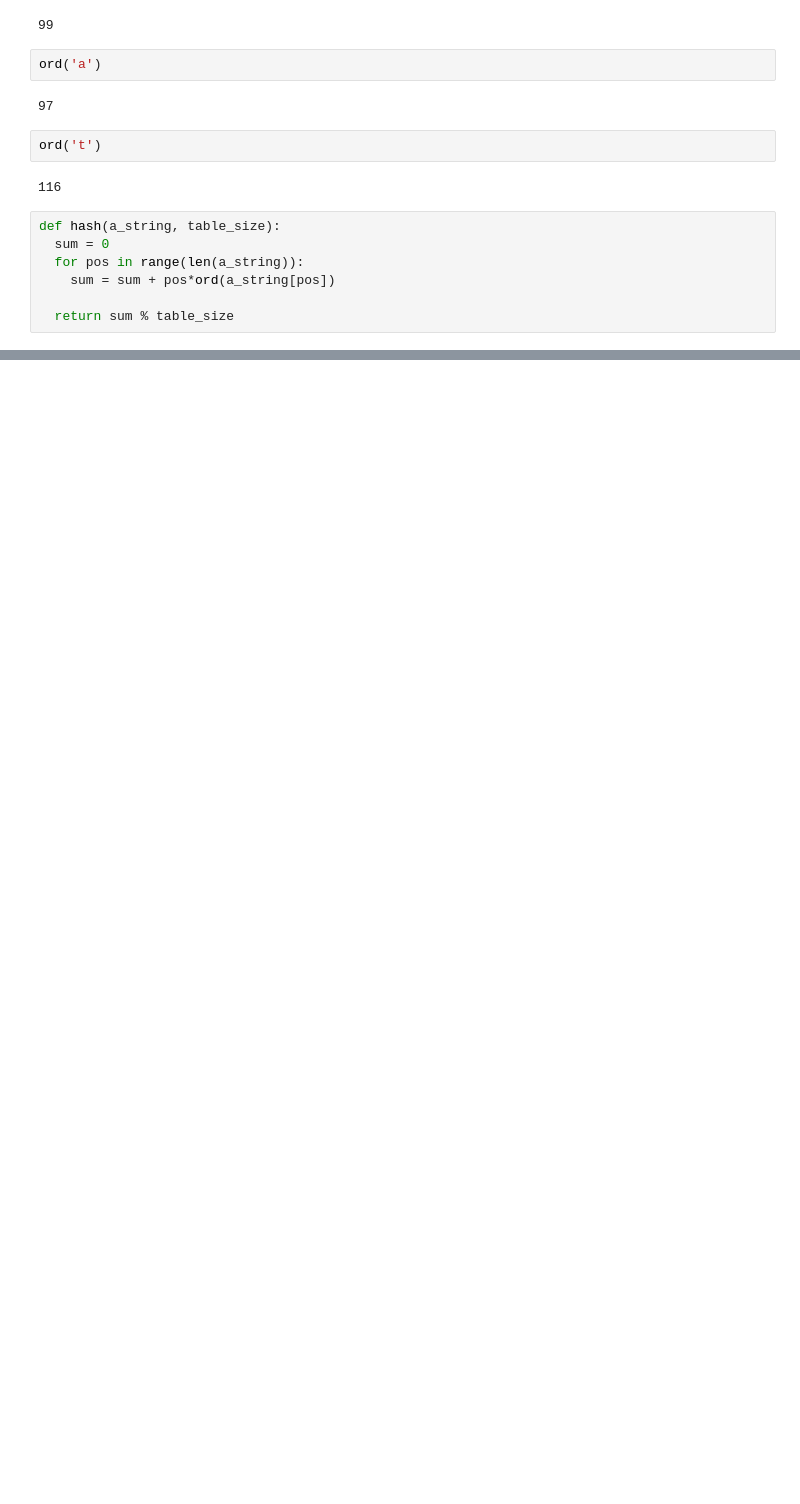
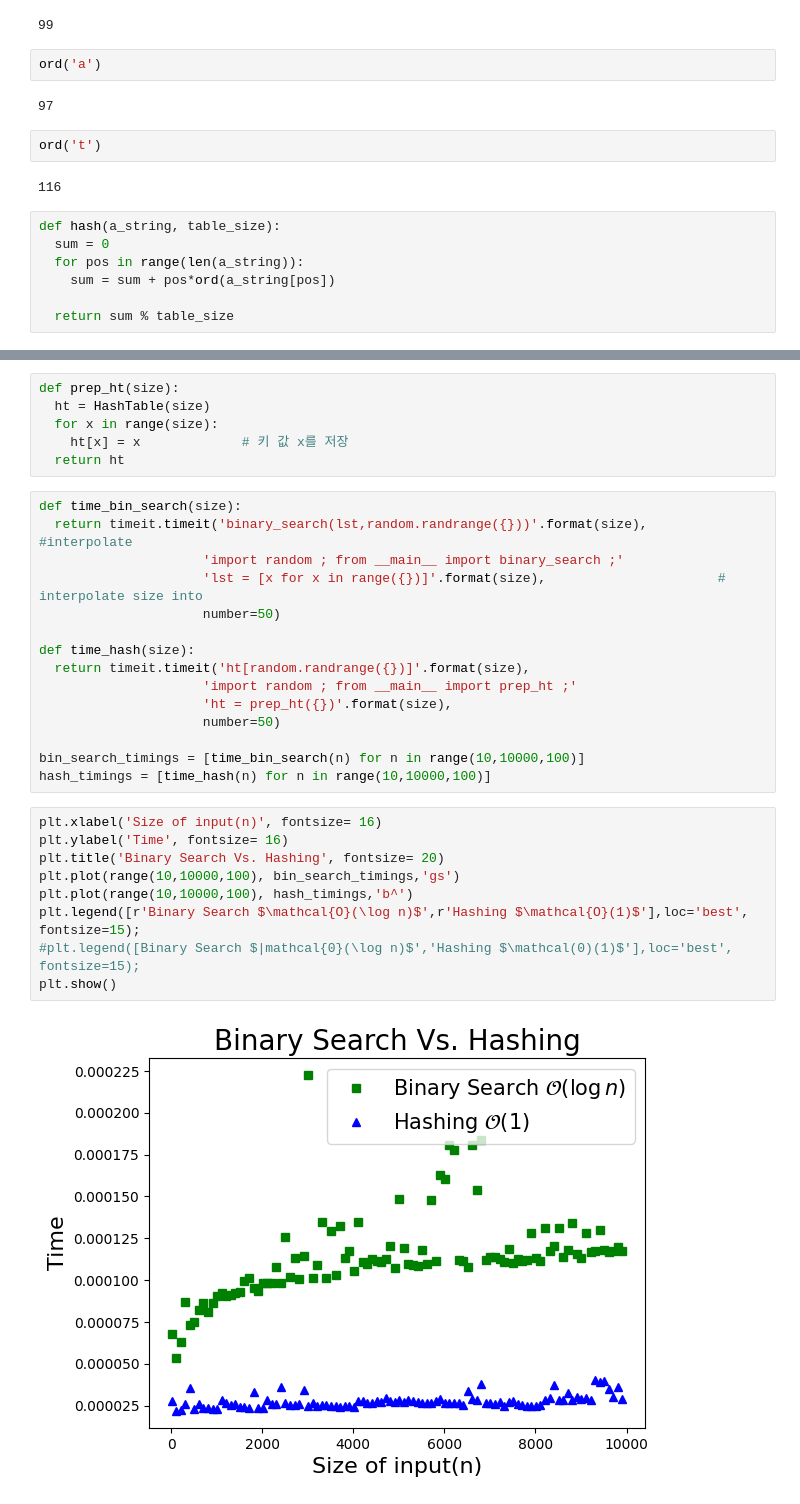
Before and after one commit to jiyoung830/data_structure-lab, a Jupyter notebook: Lec07_Serch.ipynb, the cells around one changed output, grey strips where cells are left out. Saved outputs shown, nothing was run; the diff lists cells and outputs as text; blank space fills up the shorter version.

```diff
--- a/Lec07_Serch.ipynb
+++ b/Lec07_Serch.ipynb
@@ -62,0 +241,32 @@ def hash(a_string, table_size):
+# %%
+def prep_ht(size):
+  ht = HashTable(size)
+  for x in range(size):
+    ht[x] = x             # 키 값 x를 저장
+  return ht
+# %%
+def time_bin_search(size):
+  return timeit.timeit('binary_search(lst,random.randrange({}))'.format(size),        #interpolate
+                     'import random ; from __main__ import binary_search ;'
+                     'lst = [x for x in range({})]'.format(size),                      # interpolate size into
+                     number=50)
+
+def time_hash(size):
+  return timeit.timeit('ht[random.randrange({})]'.format(size),
+                     'import random ; from __main__ import prep_ht ;'
+                     'ht = prep_ht({})'.format(size),
+                     number=50)
+
+bin_search_timings = [time_bin_search(n) for n in range(10,10000,100)]
+hash_timings = [time_hash(n) for n in range(10,10000,100)]
+# %%
+plt.xlabel('Size of input(n)', fontsize= 16)
+plt.ylabel('Time', fontsize= 16)
+plt.title('Binary Search Vs. Hashing', fontsize= 20)
+plt.plot(range(10,10000,100), bin_search_timings,'gs')
+plt.plot(range(10,10000,100), hash_timings,'b^')
+plt.legend([r'Binary Search $\mathcal{O}(\log n)$',r'Hashing $\mathcal{O}(1)$'],loc='best', fontsize=15);
+#plt.legend([Binary Search $|mathcal{0}(\log n)$','Hashing $\mathcal(0)(1)$'],loc='best', fontsize=15);
+plt.show()
+# %% [output]
+[figure, added]
```
Also changed, not shown: parts of 18 cells of this notebook.
